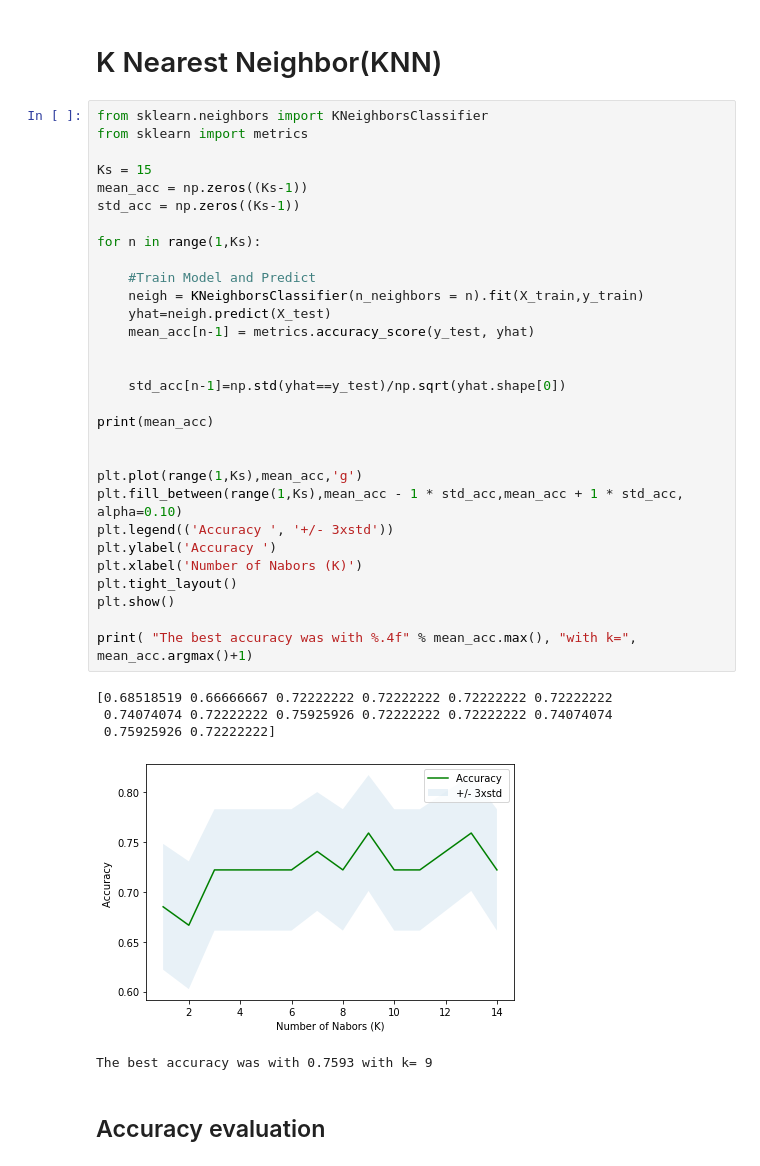
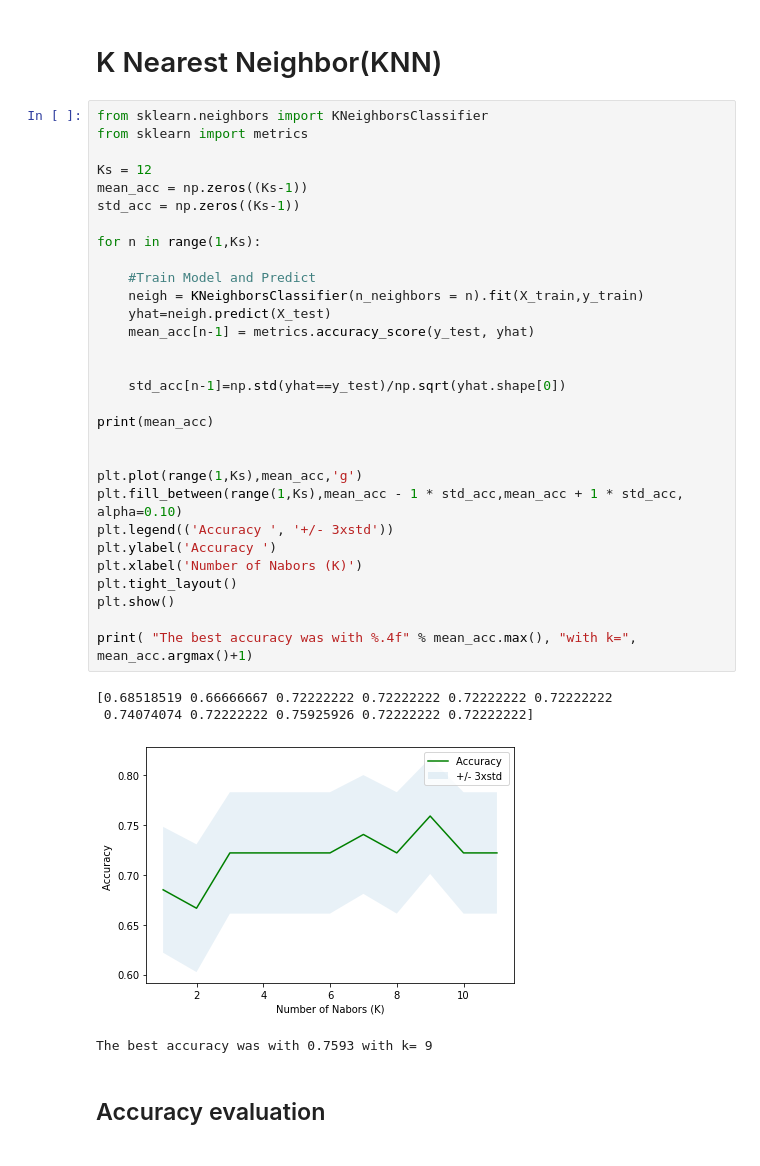
Before and after one commit to Dipanjan-M/Final_Year_Project, a Jupyter notebook: Heart_disease_detection_using_ML.ipynb, the cells around one changed output. Drawn from its saved outputs; the diff is of its cells as text.

```diff
--- a/Heart_disease_detection_using_ML.ipynb
+++ b/Heart_disease_detection_using_ML.ipynb
@@ -527,37 +540,36 @@ Algorithms -
 from sklearn.neighbors import KNeighborsClassifier
 from sklearn import metrics
 
-Ks = 15
+Ks = 12
 mean_acc = np.zeros((Ks-1))
 std_acc = np.zeros((Ks-1))
 
 for n in range(1,Ks):
 
     #Train Model and Predict
     neigh = KNeighborsClassifier(n_neighbors = n).fit(X_train,y_train)
     yhat=neigh.predict(X_test)
     mean_acc[n-1] = metrics.accuracy_score(y_test, yhat)
 
 
     std_acc[n-1]=np.std(yhat==y_test)/np.sqrt(yhat.shape[0])
 
 print(mean_acc)
 
 
 plt.plot(range(1,Ks),mean_acc,'g')
 plt.fill_between(range(1,Ks),mean_acc - 1 * std_acc,mean_acc + 1 * std_acc, alpha=0.10)
 plt.legend(('Accuracy ', '+/- 3xstd'))
 plt.ylabel('Accuracy ')
 plt.xlabel('Number of Nabors (K)')
 plt.tight_layout()
 plt.show()
 
 print( "The best accuracy was with %.4f" % mean_acc.max(), "with k=", mean_acc.argmax()+1)
 # %% [output]
 [0.68518519 0.66666667 0.72222222 0.72222222 0.72222222 0.72222222
- 0.74074074 0.72222222 0.75925926 0.72222222 0.72222222 0.74074074
- 0.75925926 0.72222222]
+ 0.74074074 0.72222222 0.75925926 0.72222222 0.72222222]
-[figure, old version]
+[figure, new version]
 The best accuracy was with 0.7593 with k= 9
 # %% [markdown]
 ## Accuracy evaluation
```
Also changed, not shown: parts of 15 cells of this notebook.
